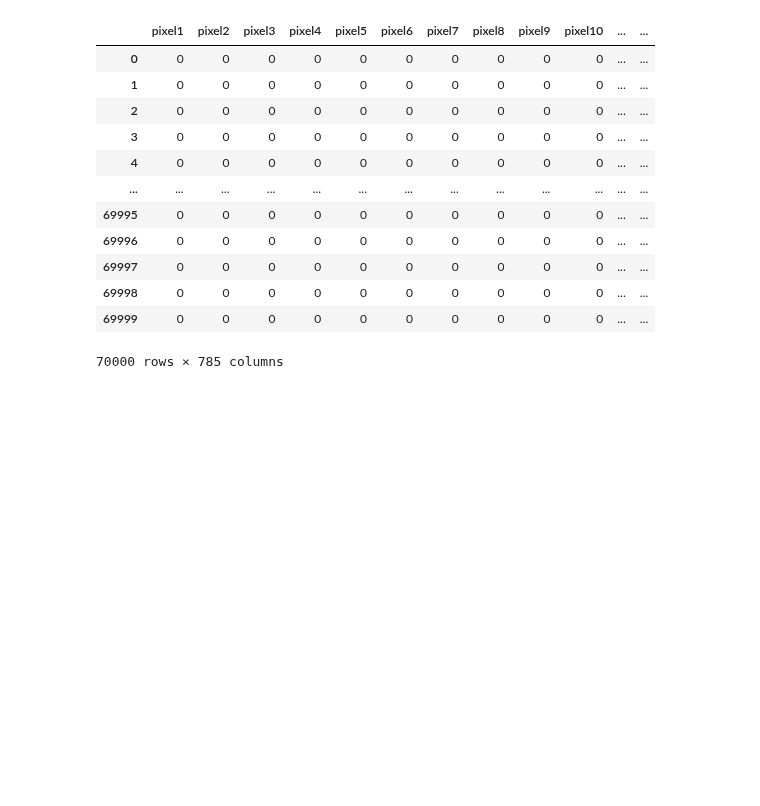
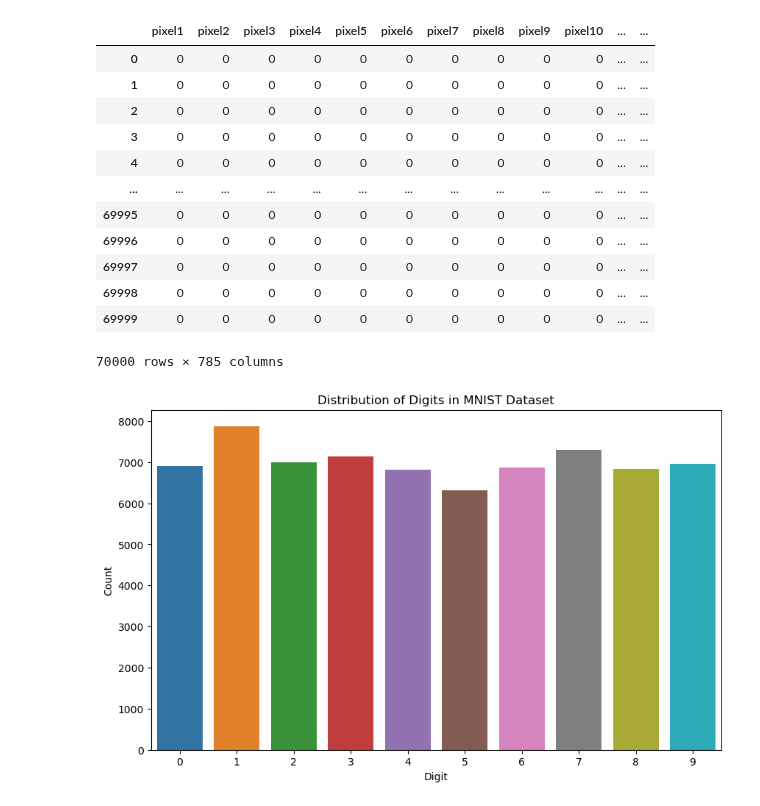
Before and after one commit to KSaid-1/ProjectStash, a Jupyter notebook: mnist/Classification/notebooks/exploration.ipynb, the cells around one changed output. Cells and saved outputs as stored; diff of their text form; code cells hidden in the pictures; blank space fills up the shorter version.

Commit message:
more exploration of the data

```diff
--- a/mnist/Classification/notebooks/exploration.ipynb
+++ b/mnist/Classification/notebooks/exploration.ipynb
@@ -14,7 +14,7 @@ data = datasets.fetch_openml('mnist_784',version=1,return_X_y=True)
 # %%
 # Create a pandas DataFrame from the data tuple
 df = pd.DataFrame(data[0])
-df['target'] = data[1]
+df['label'] = data[1]
 
 # Save the DataFrame to a CSV file
 #df.to_csv('/Users/uqksaida/Desktop/ProjectStash/ProjectStash/mnist/Classification/input/mnist_data.csv', index=False)
@@ -34,3 +34,13 @@ df
 | 69998 | 0 | 0 | 0 | 0 | 0 | 0 | 0 | 0 | 0 | 0 | ... | ... |
 | 69999 | 0 | 0 | 0 | 0 | 0 | 0 | 0 | 0 | 0 | 0 | ... | ... |
 70000 rows × 785 columns
+# %%
+# plot a countplot using seaborn with different colors for each digit
+plt.figure(figsize=(10,6))
+sns.countplot(data=df, x='label', hue='label')
+plt.title('Distribution of Digits in MNIST Dataset')
+plt.xlabel('Digit')
+plt.ylabel('Count')
+plt.show()
+# %% [output]
+[figure, added]
```
Also changed, not shown: 4 other files.
